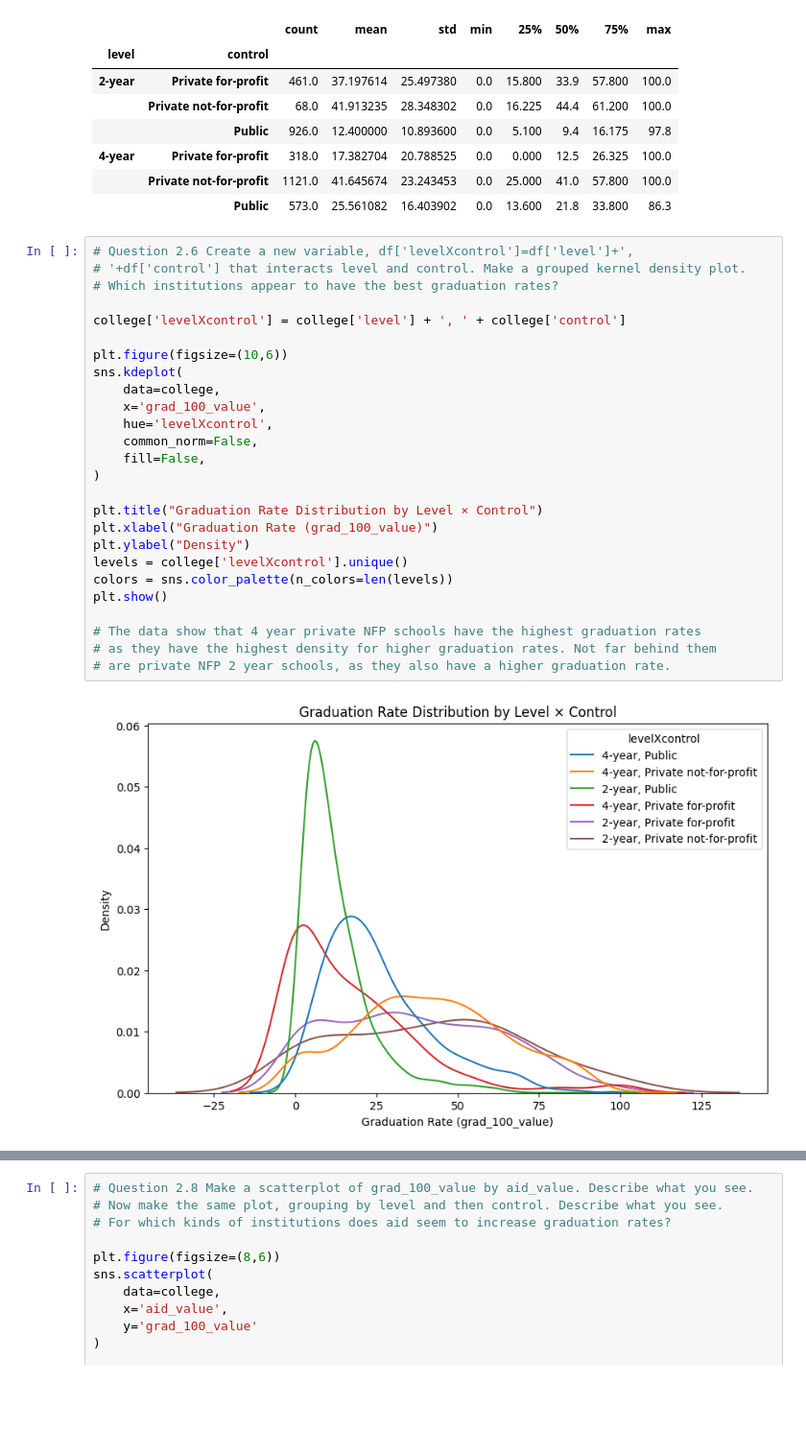
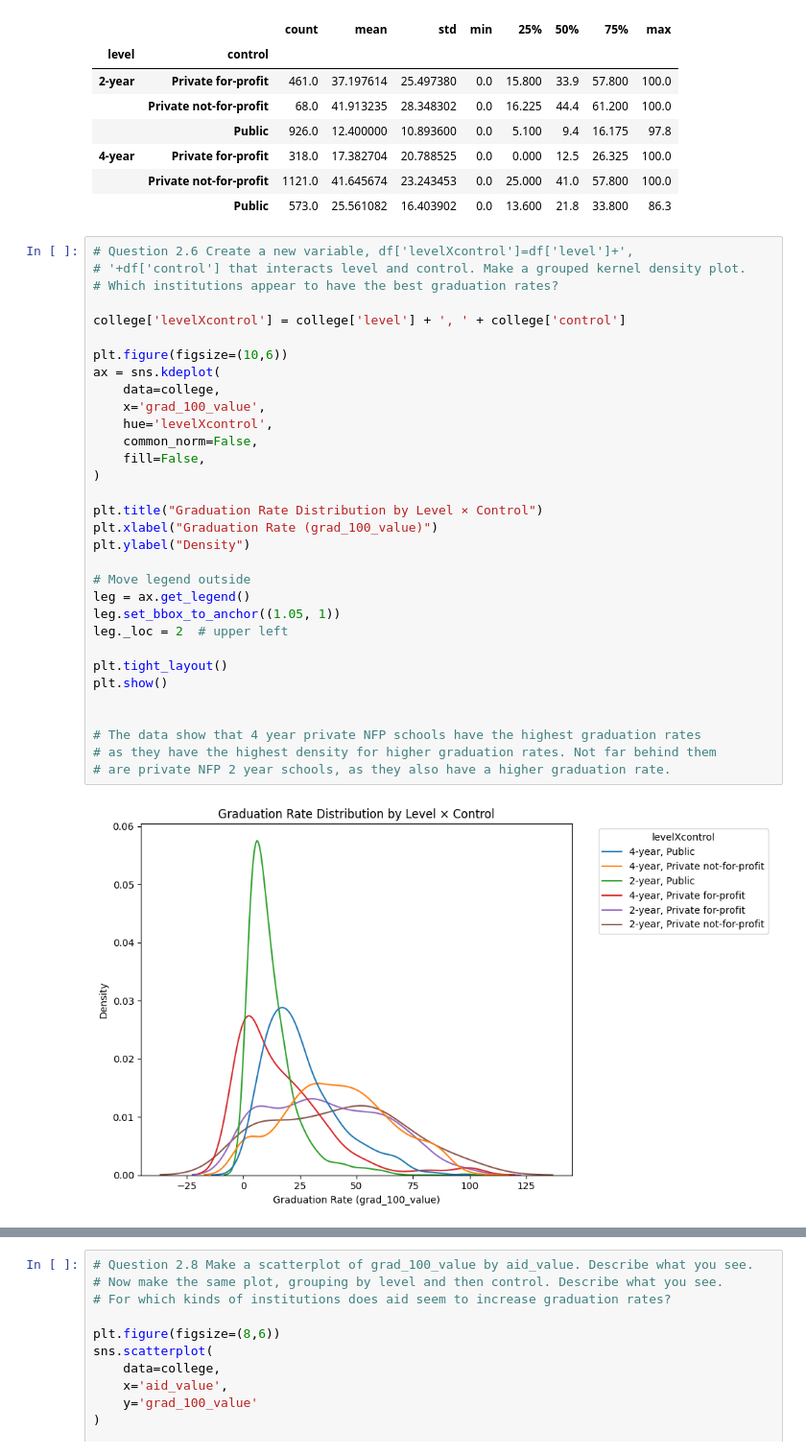
Before and after one commit to bburt26/visualization_assignment, a Jupyter notebook: assignment.ipynb, the cells around one changed output, grey strips where cells are left out. Shown at 96% size. Saved outputs shown, nothing was run; the diff lists cells and outputs as text; blank space fills up the shorter version.

```diff
--- a/assignment.ipynb
+++ b/assignment.ipynb
@@ -272,31 +272,37 @@ college.groupby(["level", "control"])["grad_100_value"].describe()
 # %%
 # Question 2.6 Create a new variable, df['levelXcontrol']=df['level']+',
 # '+df['control'] that interacts level and control. Make a grouped kernel density plot.
 # Which institutions appear to have the best graduation rates?
 
 college['levelXcontrol'] = college['level'] + ', ' + college['control']
 
 plt.figure(figsize=(10,6))
-sns.kdeplot(
+ax = sns.kdeplot(
     data=college,
     x='grad_100_value',
     hue='levelXcontrol',
     common_norm=False,
     fill=False,
 )
 
 plt.title("Graduation Rate Distribution by Level × Control")
 plt.xlabel("Graduation Rate (grad_100_value)")
 plt.ylabel("Density")
-levels = college['levelXcontrol'].unique()
-colors = sns.color_palette(n_colors=len(levels))
+
+# Move legend outside
+leg = ax.get_legend()
+leg.set_bbox_to_anchor((1.05, 1))
+leg._loc = 2  # upper left
+
+plt.tight_layout()
 plt.show()
+
 
 # The data show that 4 year private NFP schools have the highest graduation rates
 # as they have the highest density for higher graduation rates. Not far behind them
 # are private NFP 2 year schools, as they also have a higher graduation rate.
 # %% [output]
-[figure, old version]
+[figure, new version]
 # %%
 # Question 2.7 Make a kernel density plot of aid_value. Now group your graph by
 # level and control. What explains the shape of the graph? Use groupby and .describe
```
Also changed, not shown: parts of 1 cell of this notebook.
